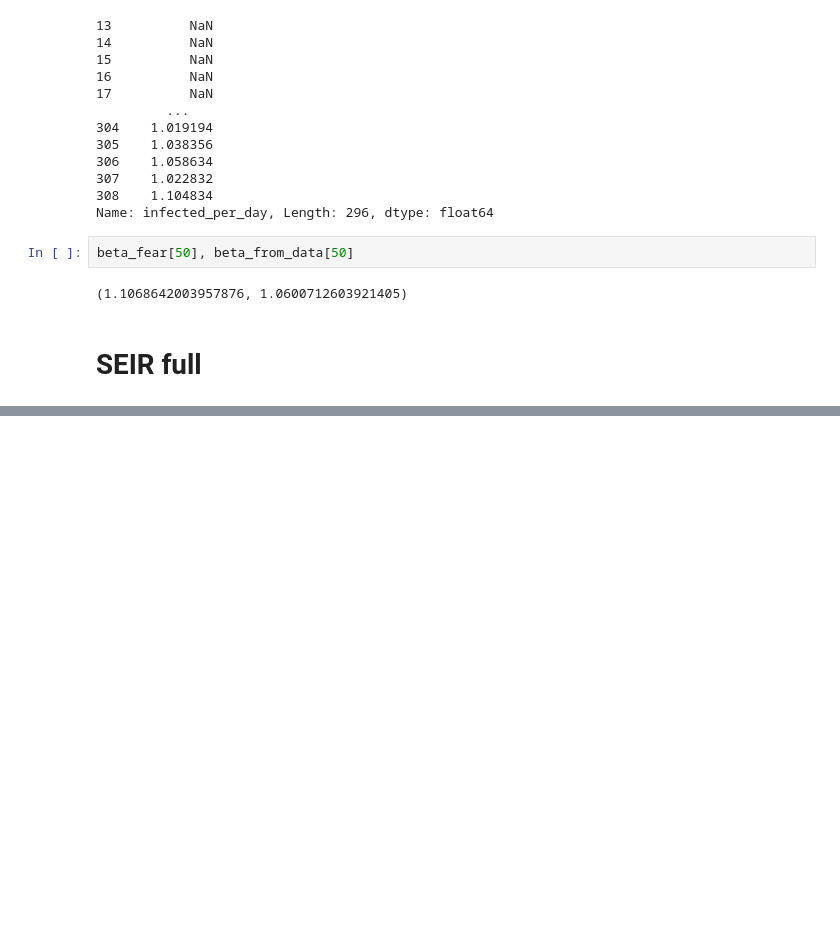
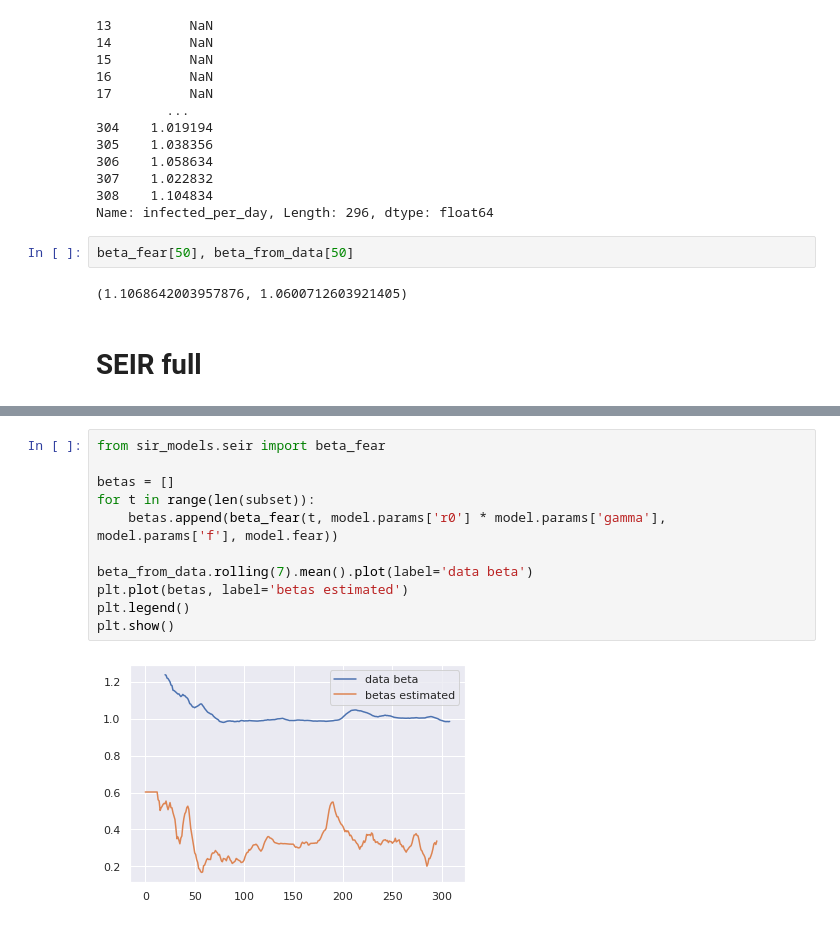
Before and after one commit to btseytlin/covid_peak_sir_modelling, a Jupyter notebook: seir_curve_fit.ipynb, the cells around one changed output, grey strips where cells are left out. Cells and saved outputs as stored; diff of their text form; blank space fills up the shorter version.

```diff
--- a/seir_curve_fit.ipynb
+++ b/seir_curve_fit.ipynb
@@ -197,3 +276,16 @@ r0, q_coefs
+# %%
+from sir_models.seir import beta_fear
+
+betas = []
+for t in range(len(subset)):
+    betas.append(beta_fear(t, model.params['r0'] * model.params['gamma'], model.params['f'], model.fear))
+
+beta_from_data.rolling(7).mean().plot(label='data beta')
+plt.plot(betas, label='betas estimated')
+plt.legend()
+plt.show()
+# %% [output]
+[figure, added]
 # %%
 plt.figure(figsize=(10, 7))
 plt.plot(subset.date, I, label='infected')
```
Also changed, not shown: parts of 18 cells of this notebook, 1 other file.
